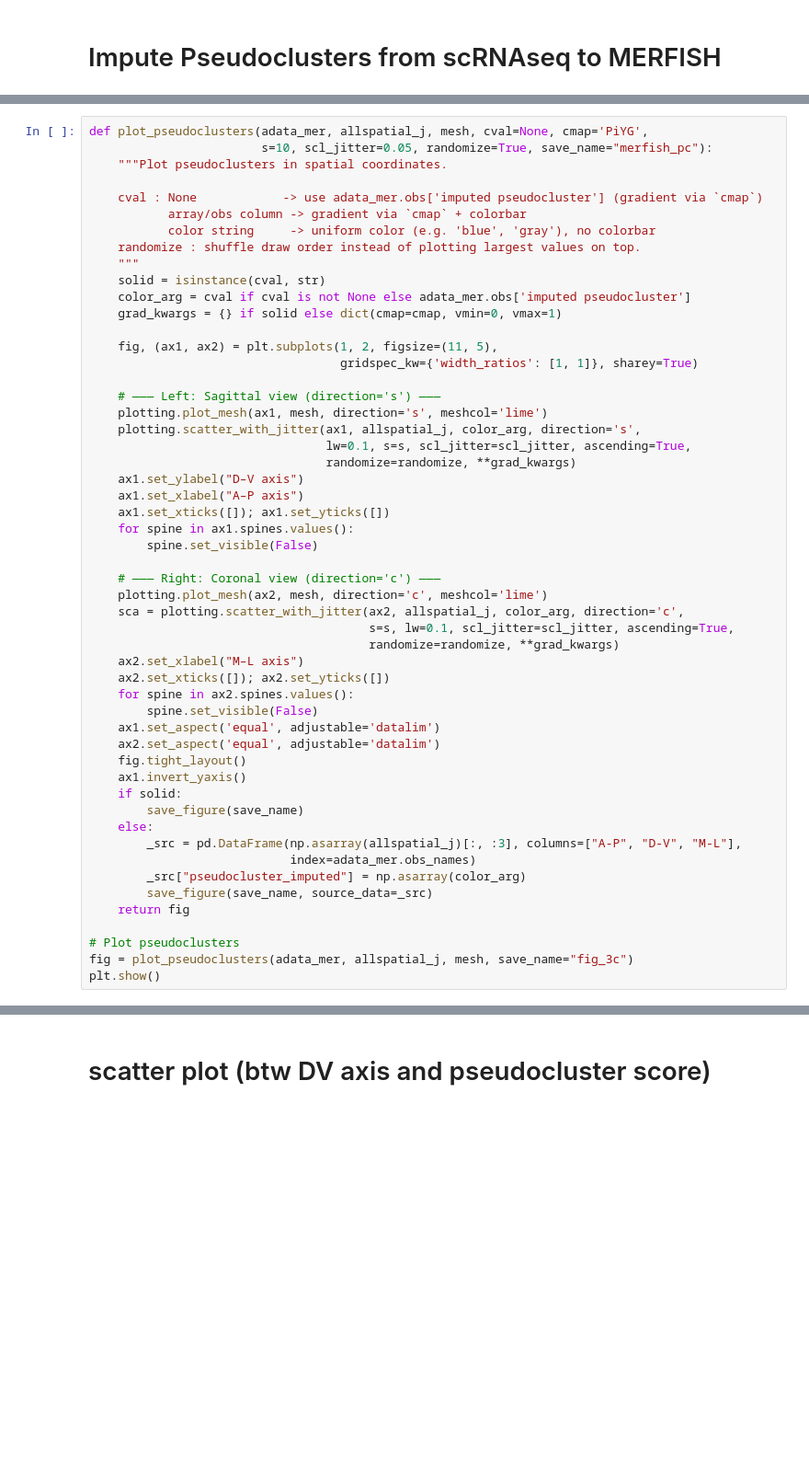
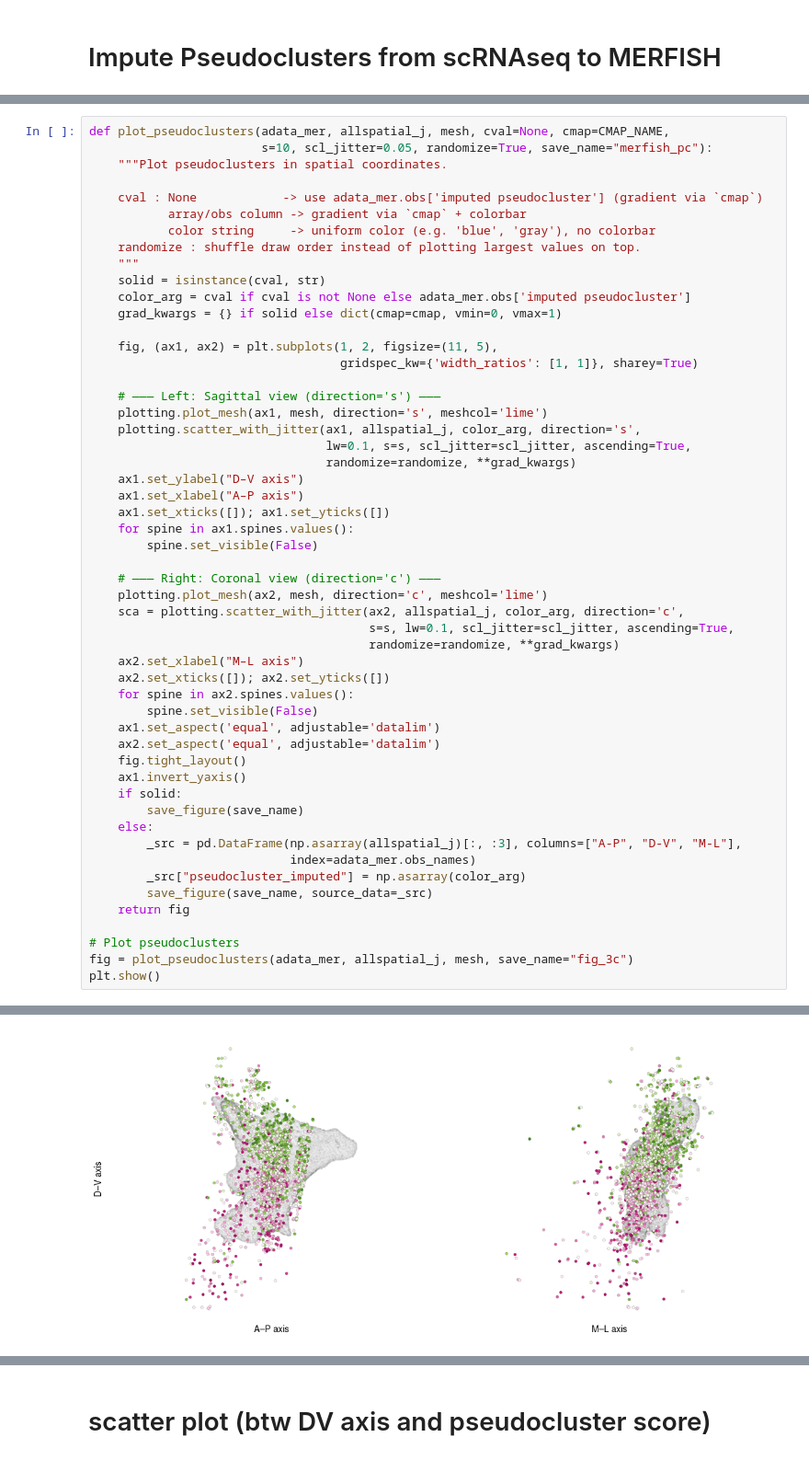
Before and after one commit to ShuonanChen/LCNE_transcriptomics, a Jupyter notebook: code/notebooks/merfish/plot_all_merfish_figs.ipynb, the cells around one changed output, grey strips where cells are left out. Shown at 92% size. Saved outputs shown, nothing was run; the diff lists cells and outputs as text; blank space fills up the shorter version.

Commit message:
updated the direction of pseudoclusters

```diff
--- a/code/notebooks/merfish/plot_all_merfish_figs.ipynb
+++ b/code/notebooks/merfish/plot_all_merfish_figs.ipynb
@@ -608,5 +679,5 @@ imp_mer, conf_mer = run_impute_pseudoclusters(adata_mer, adata_sc, TMP_OUT_DIR,
 # %%
-def plot_pseudoclusters(adata_mer, allspatial_j, mesh, cval=None, cmap='PiYG',
+def plot_pseudoclusters(adata_mer, allspatial_j, mesh, cval=None, cmap=CMAP_NAME,
                         s=10, scl_jitter=0.05, randomize=True, save_name="merfish_pc"):
     """Plot pseudoclusters in spatial coordinates.
 
@@ -658,3 +729,4 @@ def plot_pseudoclusters(adata_mer, allspatial_j, mesh, cval=None, cmap='PiYG',
 # Plot pseudoclusters
 fig = plot_pseudoclusters(adata_mer, allspatial_j, mesh, save_name="fig_3c")
 plt.show()
+# %% [output]
@@ -661,3 +741,4 @@ plt.show()
+[figure, added]
 # %%
 def plot_confidence_metrics(adata_mer, allspatial_j,conf_mer, mesh, s=10, scl_jitter=0.05):
     """Plot confidence interval width and confidence power for pseudocluster imputation."""
```
Also changed, not shown: parts of 20 cells of this notebook, 6 other files.
